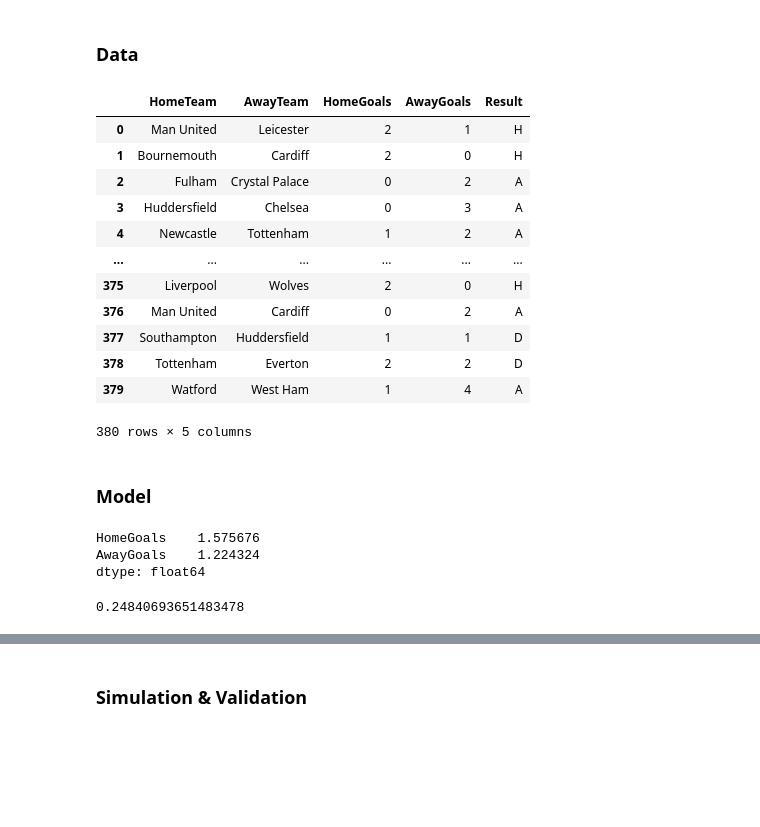
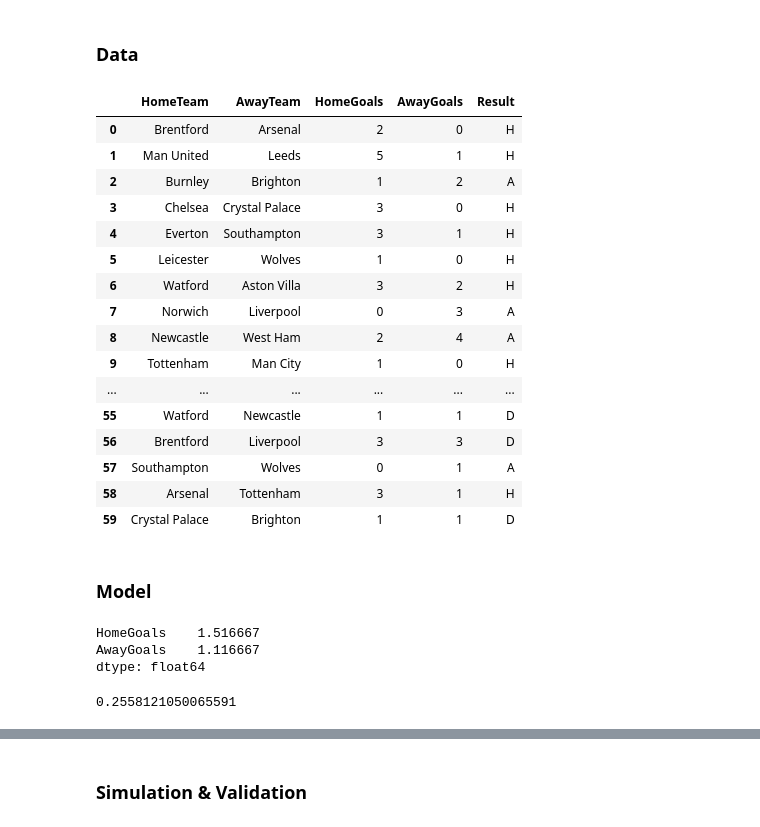
Before and after one commit to roncv/FootballForecasting, a Jupyter notebook: FootballForecasting.ipynb, the cells around one changed output, grey strips where cells are left out. Saved outputs shown, nothing was run; the diff lists cells and outputs as text; code cells hidden in the pictures; blank space fills up the shorter version.

```diff
--- a/FootballForecasting.ipynb
+++ b/FootballForecasting.ipynb
@@ -34,37 +34,41 @@ def get_epl_data(season):
 # %%
 # Get data from the 2018/2019 season
 # Consider COVID19's impact on home crowds and the home advantage - we will start with 18/19 instead
-get_epl_data(1819)
+get_epl_data(2122)
 # %% [output]
 |  | HomeTeam | AwayTeam | HomeGoals | AwayGoals | Result |
-| 0 | Man United | Leicester | 2 | 1 | H |
-| 1 | Bournemouth | Cardiff | 2 | 0 | H |
-| 2 | Fulham | Crystal Palace | 0 | 2 | A |
-| 3 | Huddersfield | Chelsea | 0 | 3 | A |
-| 4 | Newcastle | Tottenham | 1 | 2 | A |
+| 0 | Brentford | Arsenal | 2 | 0 | H |
+| 1 | Man United | Leeds | 5 | 1 | H |
+| 2 | Burnley | Brighton | 1 | 2 | A |
+| 3 | Chelsea | Crystal Palace | 3 | 0 | H |
+| 4 | Everton | Southampton | 3 | 1 | H |
+| 5 | Leicester | Wolves | 1 | 0 | H |
+| 6 | Watford | Aston Villa | 3 | 2 | H |
+| 7 | Norwich | Liverpool | 0 | 3 | A |
+| 8 | Newcastle | West Ham | 2 | 4 | A |
+| 9 | Tottenham | Man City | 1 | 0 | H |
 | ... | ... | ... | ... | ... | ... |
-| 375 | Liverpool | Wolves | 2 | 0 | H |
-| 376 | Man United | Cardiff | 0 | 2 | A |
-| 377 | Southampton | Huddersfield | 1 | 1 | D |
-| 378 | Tottenham | Everton | 2 | 2 | D |
-| 379 | Watford | West Ham | 1 | 4 | A |
+| 55 | Watford | Newcastle | 1 | 1 | D |
+| 56 | Brentford | Liverpool | 3 | 3 | D |
+| 57 | Southampton | Wolves | 0 | 1 | A |
+| 58 | Arsenal | Tottenham | 3 | 1 | H |
+| 59 | Crystal Palace | Brighton | 1 | 1 | D |
-380 rows × 5 columns
 # %% [markdown]
 ### Model
 # %%
 # Remove final week of fixtures
 # Notice the home advantage
-epl_1819 = epl_1819[:-10]
-epl_1819.mean()
+#epl_1819 = epl_1819[:-10]
+epl_2122.mean()
 # %% [output]
-HomeGoals    1.575676
-AwayGoals    1.224324
+HomeGoals    1.516667
+AwayGoals    1.116667
 dtype: float64
 # %%
 # probability of draw between home and away team
-skellam.pmf(0.0,  epl_1819.mean()[0],  epl_1819.mean()[1])
+skellam.pmf(0.0,  epl_2122.mean()[0],  epl_2122.mean()[1])
 # %% [output]
-0.24840693651483478
+0.2558121050065591
 # %%
 # Prepare the dataset
 # Separate home and away teams/goals - then concatenate
```
Also changed, not shown: parts of 28 cells of this notebook, 3 other files.
